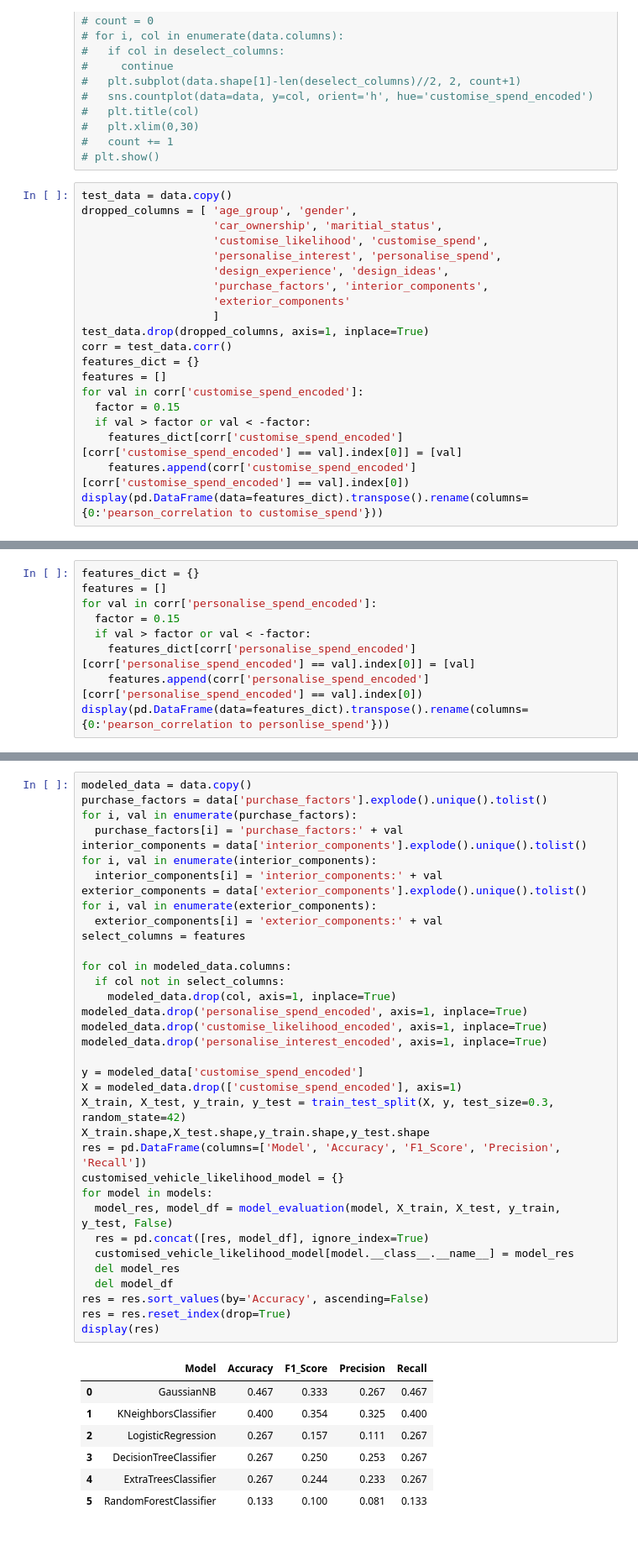
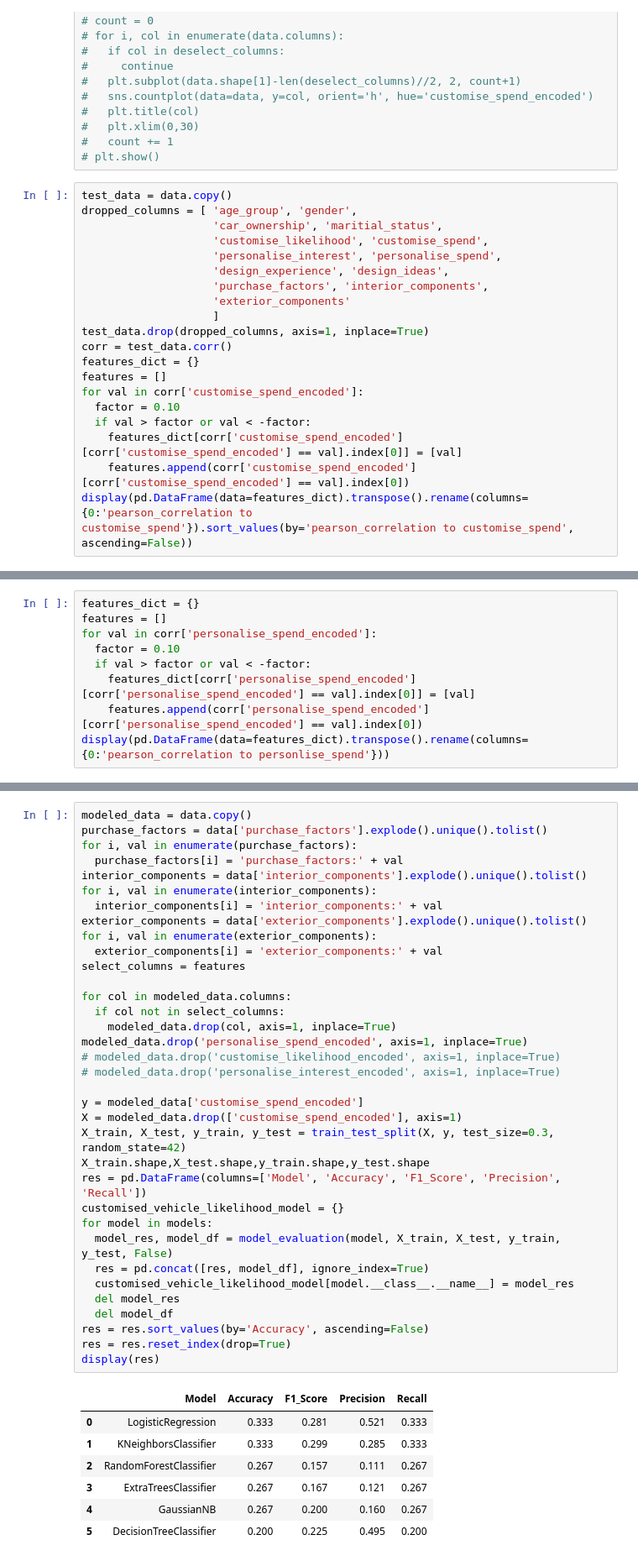
Before and after one commit to bentjh01/MA4829_Machine_Intelligence, a Jupyter notebook: final_ver.ipynb, the cells around one changed output, grey strips where cells are left out. Shown at 84% size. Cells and saved outputs as stored; diff of their text form.

```diff
--- a/final_ver.ipynb
+++ b/final_ver.ipynb
@@ -338,10 +330,10 @@ corr = test_data.corr()
 features_dict = {}
 features = []
 for val in corr['customise_spend_encoded']:
-  factor = 0.15
+  factor = 0.10
   if val > factor or val < -factor:
     features_dict[corr['customise_spend_encoded'][corr['customise_spend_encoded'] == val].index[0]] = [val]
     features.append(corr['customise_spend_encoded'][corr['customise_spend_encoded'] == val].index[0])
-display(pd.DataFrame(data=features_dict).transpose().rename(columns={0:'pearson_correlation to customise_spend'}))
+display(pd.DataFrame(data=features_dict).transpose().rename(columns={0:'pearson_correlation to customise_spend'}).sort_values(by='pearson_correlation to customise_spend', ascending=False))
 # %% [output]
 |  | pearson_correlation to customise_... |
@@ -359,7 +368,7 @@ display(pd.DataFrame(data=features_dict).transpose().rename(columns={0:'pearson_
 features_dict = {}
 features = []
 for val in corr['personalise_spend_encoded']:
-  factor = 0.15
+  factor = 0.10
   if val > factor or val < -factor:
     features_dict[corr['personalise_spend_encoded'][corr['personalise_spend_encoded'] == val].index[0]] = [val]
     features.append(corr['personalise_spend_encoded'][corr['personalise_spend_encoded'] == val].index[0])
@@ -386,39 +400,39 @@ for i, val in enumerate(purchase_factors):
 interior_components = data['interior_components'].explode().unique().tolist()
 for i, val in enumerate(interior_components):
   interior_components[i] = 'interior_components:' + val
 exterior_components = data['exterior_components'].explode().unique().tolist()
 for i, val in enumerate(exterior_components):
   exterior_components[i] = 'exterior_components:' + val
 select_columns = features
 
 for col in modeled_data.columns:
   if col not in select_columns:
     modeled_data.drop(col, axis=1, inplace=True)
 modeled_data.drop('personalise_spend_encoded', axis=1, inplace=True)
-modeled_data.drop('customise_likelihood_encoded', axis=1, inplace=True)
-modeled_data.drop('personalise_interest_encoded', axis=1, inplace=True)
+# modeled_data.drop('customise_likelihood_encoded', axis=1, inplace=True)
+# modeled_data.drop('personalise_interest_encoded', axis=1, inplace=True)
 
 y = modeled_data['customise_spend_encoded']
 X = modeled_data.drop(['customise_spend_encoded'], axis=1)
 X_train, X_test, y_train, y_test = train_test_split(X, y, test_size=0.3, random_state=42)
 X_train.shape,X_test.shape,y_train.shape,y_test.shape
 res = pd.DataFrame(columns=['Model', 'Accuracy', 'F1_Score', 'Precision', 'Recall'])
 customised_vehicle_likelihood_model = {}
 for model in models:
   model_res, model_df = model_evaluation(model, X_train, X_test, y_train, y_test, False)
   res = pd.concat([res, model_df], ignore_index=True)
   customised_vehicle_likelihood_model[model.__class__.__name__] = model_res
   del model_res
   del model_df
 res = res.sort_values(by='Accuracy', ascending=False)
 res = res.reset_index(drop=True)
 display(res)
 # %% [output]
 |  | Model | Accuracy | F1_Score | Precision | Recall |
-| 0 | GaussianNB | 0.467 | 0.333 | 0.267 | 0.467 |
-| 1 | KNeighborsClassifier | 0.400 | 0.354 | 0.325 | 0.400 |
-| 2 | LogisticRegression | 0.267 | 0.157 | 0.111 | 0.267 |
-| 3 | DecisionTreeClassifier | 0.267 | 0.250 | 0.253 | 0.267 |
-| 4 | ExtraTreesClassifier | 0.267 | 0.244 | 0.233 | 0.267 |
-| 5 | RandomForestClassifier | 0.133 | 0.100 | 0.081 | 0.133 |
+| 0 | LogisticRegression | 0.333 | 0.281 | 0.521 | 0.333 |
+| 1 | KNeighborsClassifier | 0.333 | 0.299 | 0.285 | 0.333 |
+| 2 | RandomForestClassifier | 0.267 | 0.157 | 0.111 | 0.267 |
+| 3 | ExtraTreesClassifier | 0.267 | 0.167 | 0.121 | 0.267 |
+| 4 | GaussianNB | 0.267 | 0.200 | 0.160 | 0.267 |
+| 5 | DecisionTreeClassifier | 0.200 | 0.225 | 0.495 | 0.200 |
 # %%
```
Also changed, not shown: parts of 5 cells of this notebook.
